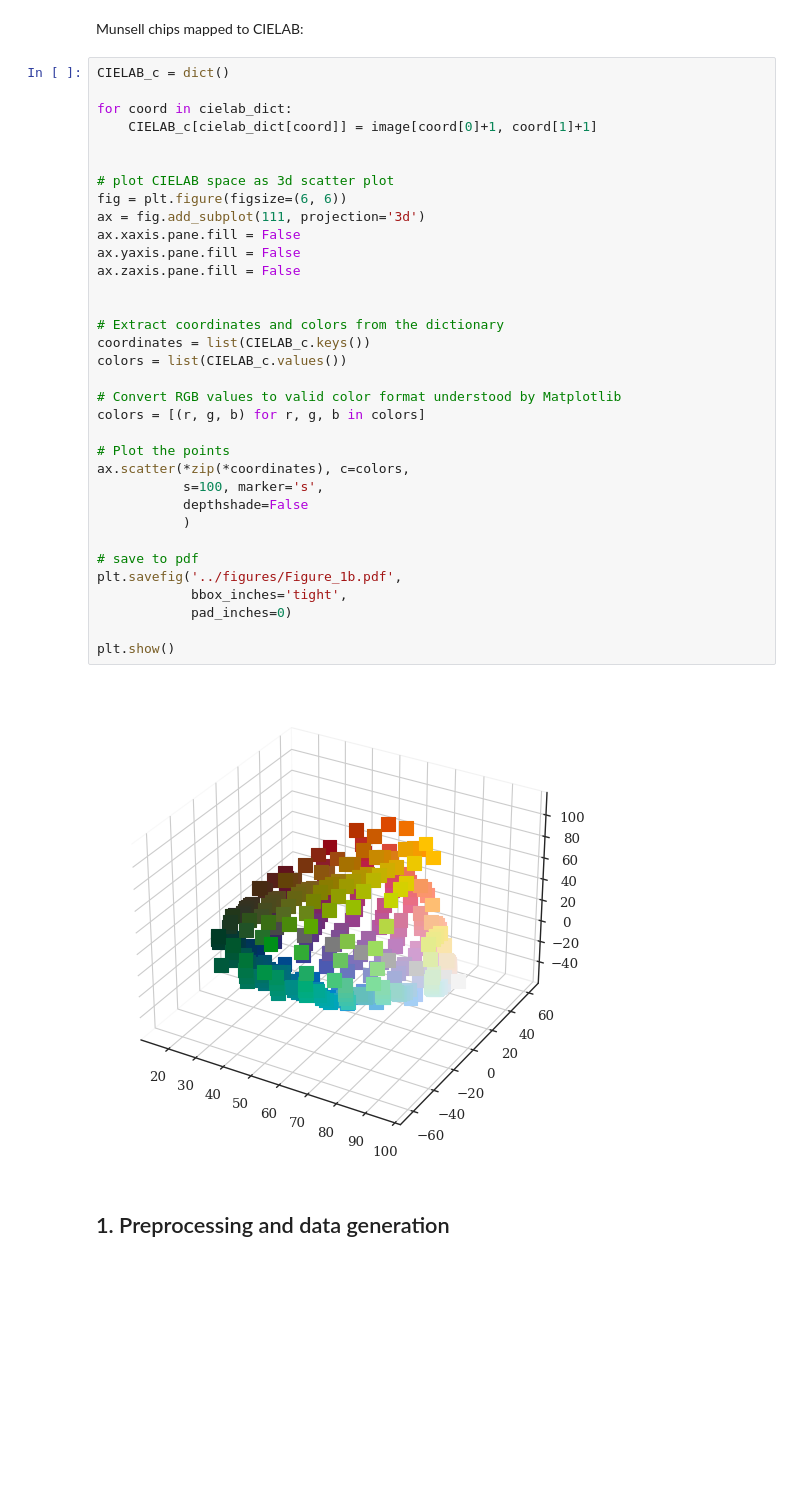
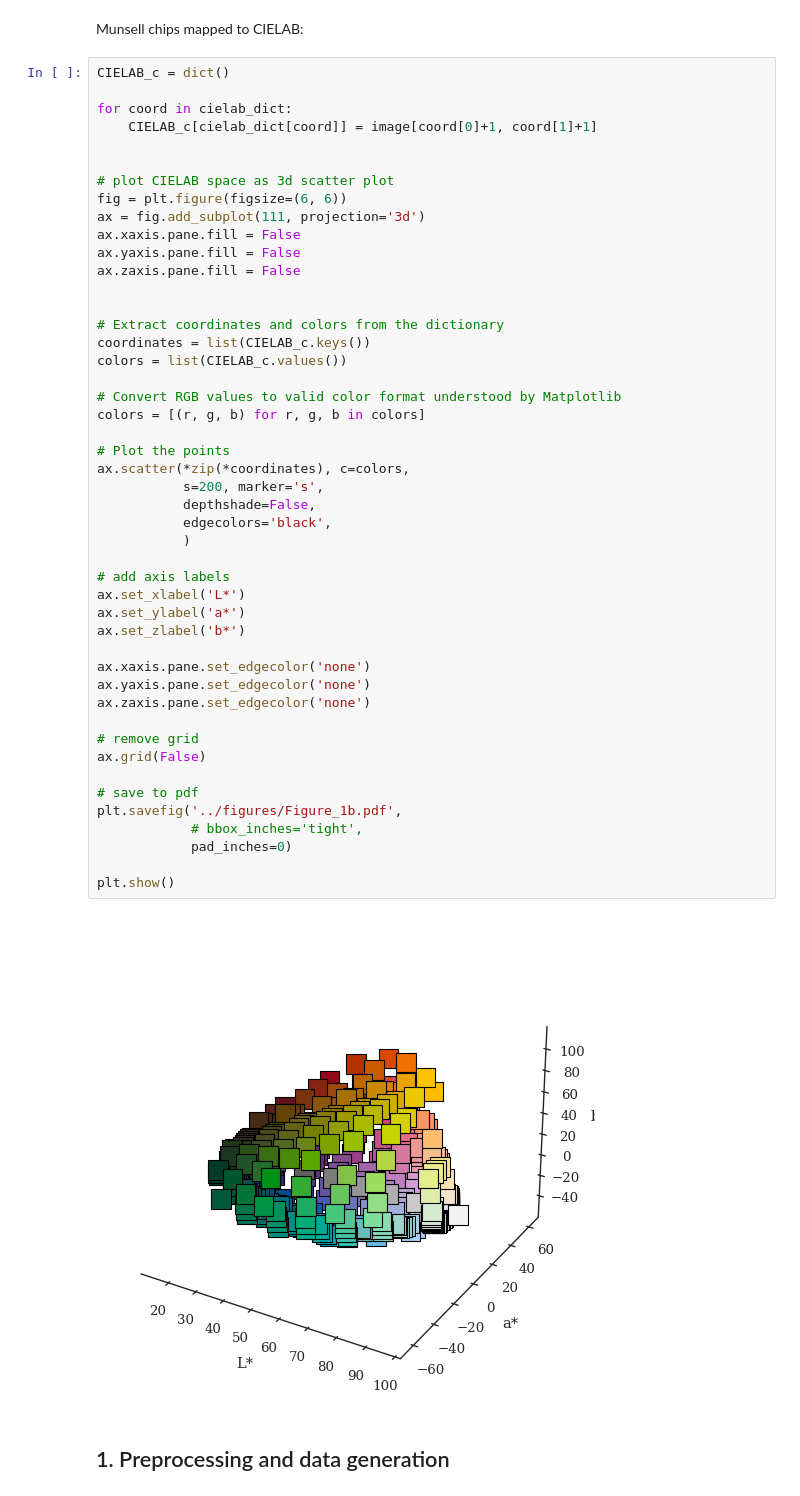
Before and after one commit to alexeykosh/2024-convexity-efficient-communication, a Jupyter notebook: notebooks/analysis-main.ipynb, the cells around one changed output. Cells and saved outputs as stored; diff of their text form; blank space fills up the shorter version.

```diff
--- a/notebooks/analysis-main.ipynb
+++ b/notebooks/analysis-main.ipynb
@@ -219,37 +221,50 @@ CIELAB_c = dict()
 
 for coord in cielab_dict:
     CIELAB_c[cielab_dict[coord]] = image[coord[0]+1, coord[1]+1]
 
 
 # plot CIELAB space as 3d scatter plot
 fig = plt.figure(figsize=(6, 6))
 ax = fig.add_subplot(111, projection='3d')
 ax.xaxis.pane.fill = False
 ax.yaxis.pane.fill = False
 ax.zaxis.pane.fill = False
 
 
 # Extract coordinates and colors from the dictionary
 coordinates = list(CIELAB_c.keys())
 colors = list(CIELAB_c.values())
 
 # Convert RGB values to valid color format understood by Matplotlib
 colors = [(r, g, b) for r, g, b in colors]
 
 # Plot the points
 ax.scatter(*zip(*coordinates), c=colors,
-           s=100, marker='s',
-           depthshade=False
+           s=200, marker='s',
+           depthshade=False,
+           edgecolors='black',
            )
+
+# add axis labels
+ax.set_xlabel('L*')
+ax.set_ylabel('a*')
+ax.set_zlabel('b*')
+
+ax.xaxis.pane.set_edgecolor('none')
+ax.yaxis.pane.set_edgecolor('none')
+ax.zaxis.pane.set_edgecolor('none')
+
+# remove grid
+ax.grid(False)
 
 # save to pdf
 plt.savefig('../figures/Figure_1b.pdf',
-            bbox_inches='tight',
+            # bbox_inches='tight',
             pad_inches=0)
 
 plt.show()
 # %% [output]
-[figure, old version]
+[figure, new version]
 # %% [markdown]
 ## 1. Preprocessing and data generation
 # %% [markdown]
```
Also changed, not shown: parts of 10 cells of this notebook.
